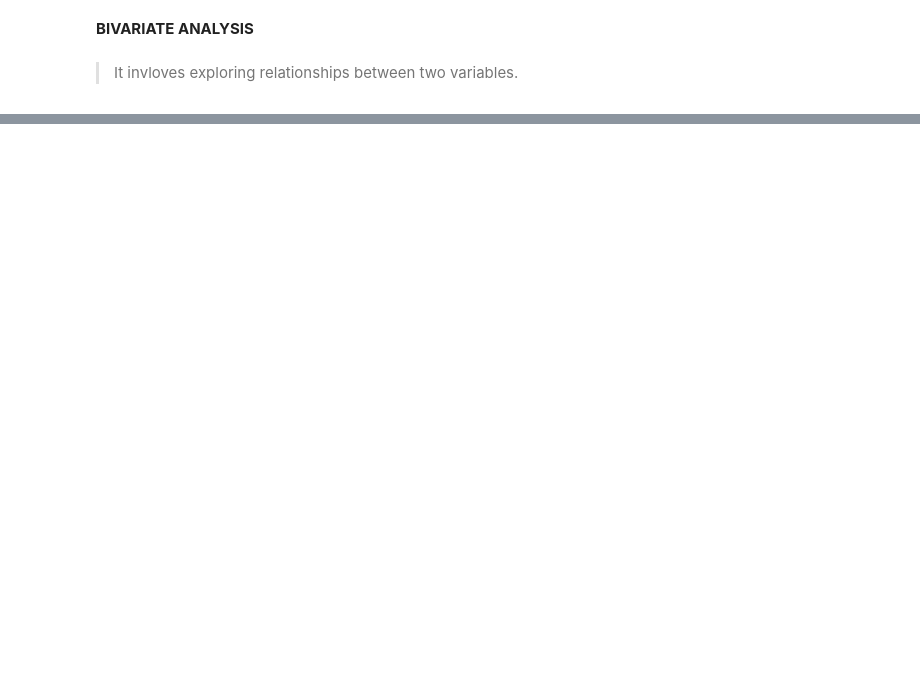
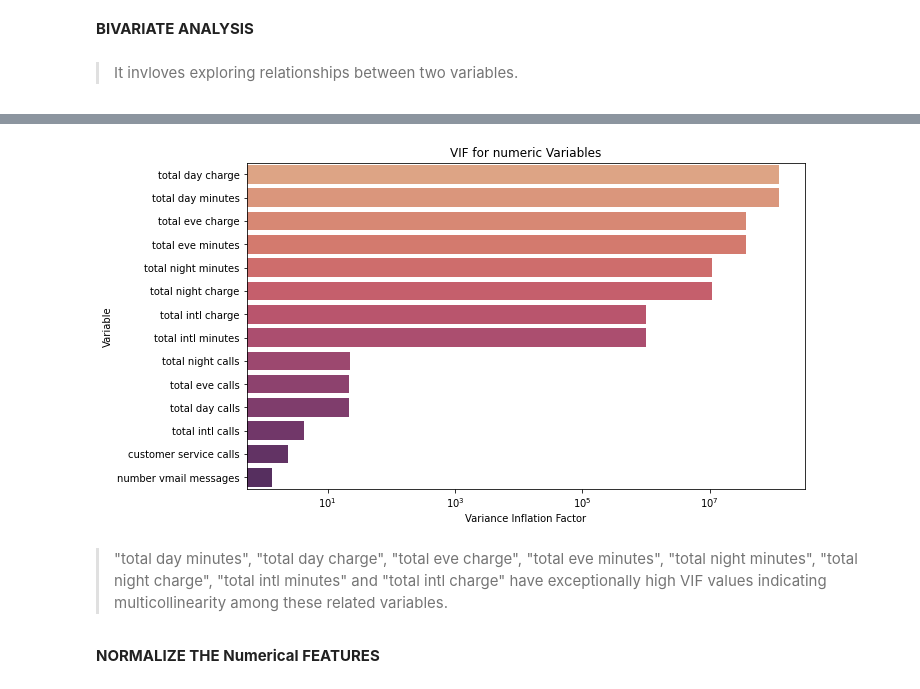
Before and after one commit to Mr-PeterMaina/Phase3-Final-Project, a Jupyter notebook: Customerchurnprediction.ipynb, the cells around one changed output, grey strips where cells are left out. Cells and saved outputs as stored; diff of their text form; code cells hidden in the pictures; blank space fills up the shorter version.

```diff
--- a/Customerchurnprediction.ipynb
+++ b/Customerchurnprediction.ipynb
@@ -364,0 +406,6 @@ for column in categorical_columns:
+# %%
+vif_data = pd.DataFrame()
+vif_data["Variable"] = numeric_columns.columns
+vif_data["VIF"] = [variance_inflation_factor(numeric_columns.values, i) for i in range(numeric_columns.shape[1])]
+vif_data = vif_data.sort_values(by='VIF', ascending=False)
+vif_data
@@ -364,0 +428,14 @@ for column in categorical_columns:
+# %%
+# Create a bar chart to visualize VIF values using Seaborn
+plt.figure(figsize=(10, 6))
+sns.barplot(x='VIF', y='Variable', data=vif_data, palette='flare')
+plt.xlabel('Variance Inflation Factor')
+plt.title('VIF for numeric Variables')
+plt.xscale("log")
+plt.show()
+# %% [output]
+[figure, added]
+# %% [markdown]
+> "total day minutes", "total day charge", "total eve charge", "total eve minutes", "total night minutes", "total night charge", "total intl minutes" and "total intl charge" have exceptionally high VIF values indicating multicollinearity among these related variables.
+# %% [markdown]
+**NORMALIZE THE Numerical FEATURES**
```
Also changed, not shown: parts of 19 cells of this notebook.
